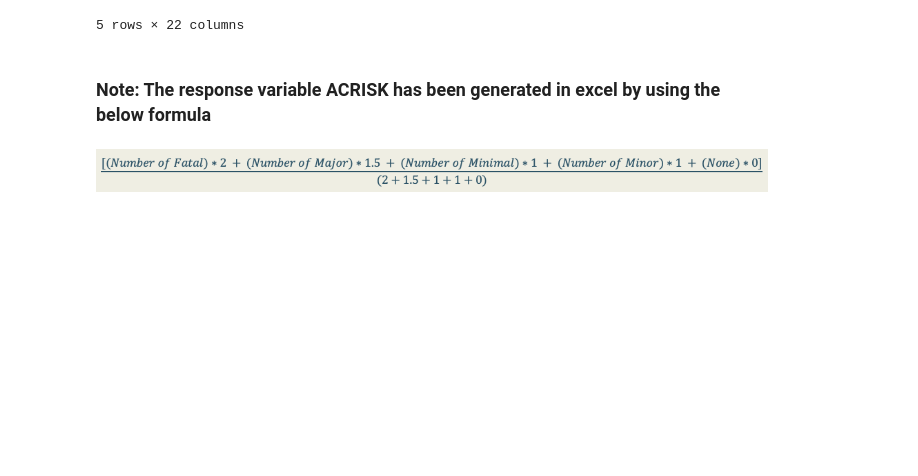
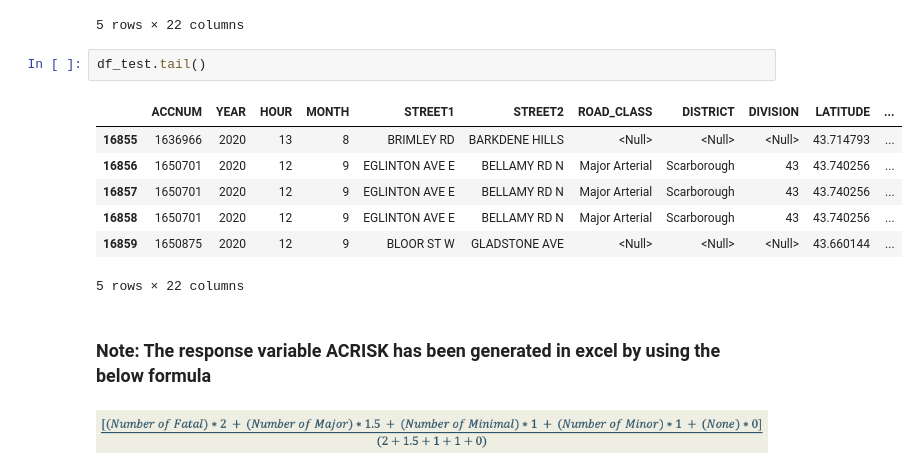
Before and after one commit to PrakritiAilavadi/Analytics-Practicum-Datathon, a Jupyter notebook: Full Analysis.ipynb, the cells around one changed output. Cells and saved outputs as stored; diff of their text form; blank space fills up the shorter version.

```diff
--- a/Full Analysis.ipynb
+++ b/Full Analysis.ipynb
@@ -180,6 +271,16 @@ df_train.tail()
 | 16610 | 9002266612 | 2019 | 2 | 11 | 3207 KINGSTON RD | <Null> | Major Arterial | Scarborough | 43 | 43.729338 | ... |
 | 16611 | 9002266612 | 2019 | 2 | 11 | 3207 KINGSTON RD | <Null> | Major Arterial | Scarborough | 43 | 43.729338 | ... |
 5 rows × 22 columns
+# %%
+df_test.tail()
+# %% [output]
+|  | ACCNUM | YEAR | HOUR | MONTH | STREET1 | STREET2 | ROAD_CLASS | DISTRICT | DIVISION | LATITUDE | ... |
+| 16855 | 1636966 | 2020 | 13 | 8 | BRIMLEY RD | BARKDENE HILLS | <Null> | <Null> | <Null> | 43.714793 | ... |
+| 16856 | 1650701 | 2020 | 12 | 9 | EGLINTON AVE E | BELLAMY RD N | Major Arterial | Scarborough | 43 | 43.740256 | ... |
+| 16857 | 1650701 | 2020 | 12 | 9 | EGLINTON AVE E | BELLAMY RD N | Major Arterial | Scarborough | 43 | 43.740256 | ... |
+| 16858 | 1650701 | 2020 | 12 | 9 | EGLINTON AVE E | BELLAMY RD N | Major Arterial | Scarborough | 43 | 43.740256 | ... |
+| 16859 | 1650875 | 2020 | 12 | 9 | BLOOR ST W | GLADSTONE AVE | <Null> | <Null> | <Null> | 43.660144 | ... |
+5 rows × 22 columns
 # %% [markdown]
 ### Note: The response variable ACRISK has been generated in excel by using the below formula </b>
 # %% [markdown]
```
Also changed, not shown: parts of 21 cells of this notebook.
